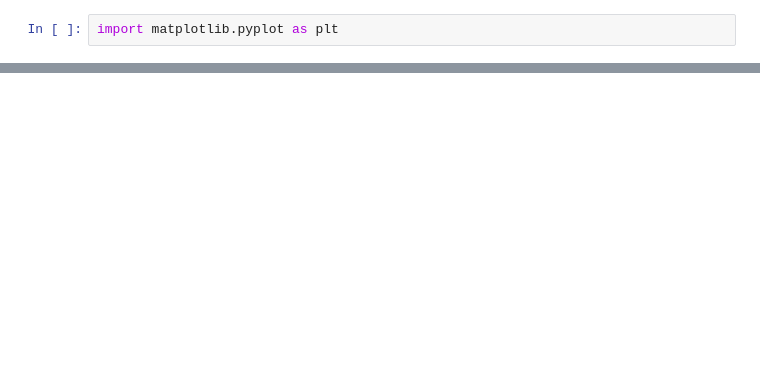
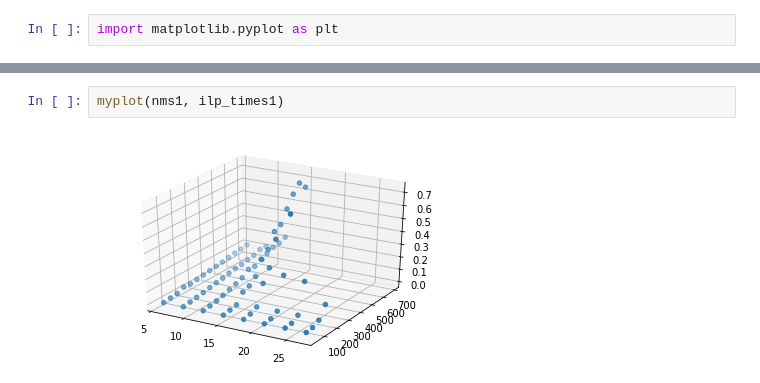
Before and after one commit to subinbean/Randomized-LP-Rounding-ILP, a Jupyter notebook: max_sat/max_sat.ipynb, the cells around one changed output, grey strips where cells are left out. Drawn from its saved outputs; the diff is of its cells as text; blank space fills up the shorter version.

```diff
--- a/max_sat/max_sat.ipynb
+++ b/max_sat/max_sat.ipynb
@@ -372,0 +280,4 @@ mean2
+# %%
+myplot(nms1, ilp_times1)
+# %% [output]
+[figure, added]
```
Also changed, not shown: parts of 55 cells of this notebook, 1 other file.
